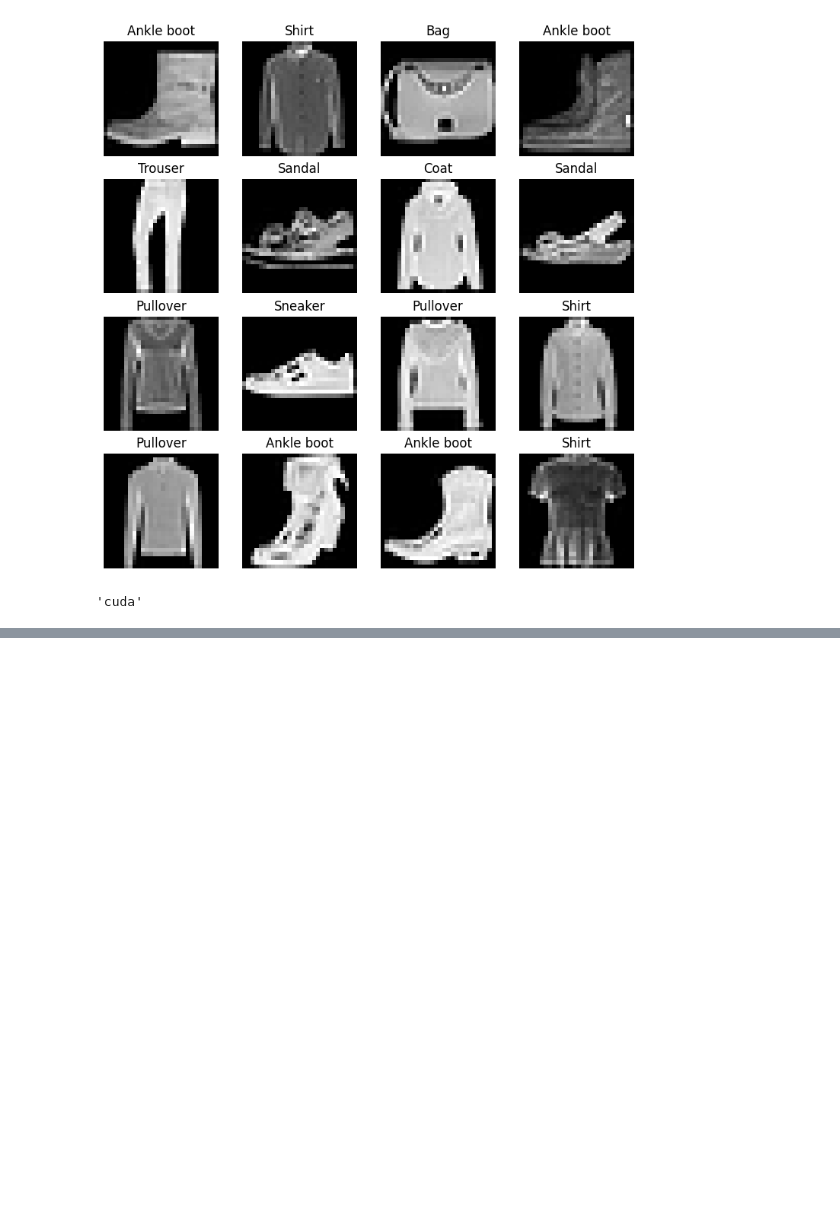
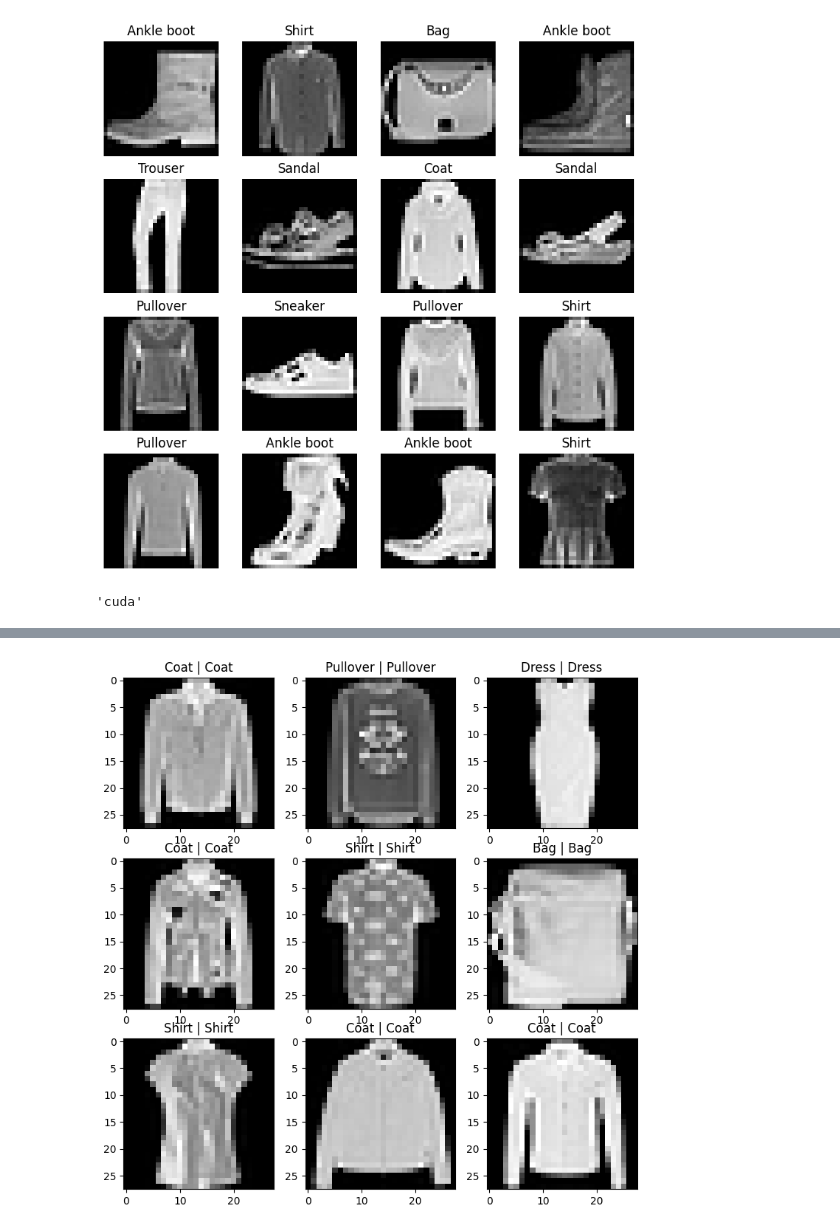
Before and after one commit to taslimmuhammed/pytorch, a Jupyter notebook: pytorch_computer_vision.ipynb, the cells around one changed output, grey strips where cells are left out. Cells and saved outputs as stored; diff of their text form; code cells hidden in the pictures; blank space fills up the shorter version.

```diff
--- a/pytorch_computer_vision.ipynb
+++ b/pytorch_computer_vision.ipynb
@@ -109,0 +231,17 @@ SyntaxError: expected ':' (<ipython-input-9-57df74d2aa3b>, line 7)
+# %%
+from tqdm.auto import tqdm # for showing the range
+from sklearn.metrics import accuracy_score
+epochs = 3
+for epoch in tqdm(range(epochs)):
+  print(f"Epoch: {epoch}")
+  train_step(model=model_1,
+            data_loader=train_dataloader,
+            loss_fn=loss_fn,
+            optimizer=optimizer,
+            accuracy_fn=accuracy_score,
+            device=device)
+  test_step(model=model_1,
+            data_loader=test_dataloader,
+            loss_fn=loss_fn,
+            accuracy_fn=accuracy_score,
+            device=device)
@@ -109,0 +286,9 @@ SyntaxError: expected ':' (<ipython-input-9-57df74d2aa3b>, line 7)
+# %%
+plt.figure(figsize=(9,9))
+for i in range(9):
+  plt.subplot(3,3,i+1)
+  pred = classes[torch.argmax(model_1(test_sample[i].unsqueeze(dim=0).to(device)))]
+  plt.imshow(test_sample[i].squeeze(),cmap="gray")
+  plt.title(classes[test_label[i]]+" | "+pred)
+# %% [output]
+[figure, added]
```
Also changed, not shown: parts of 15 cells of this notebook.
